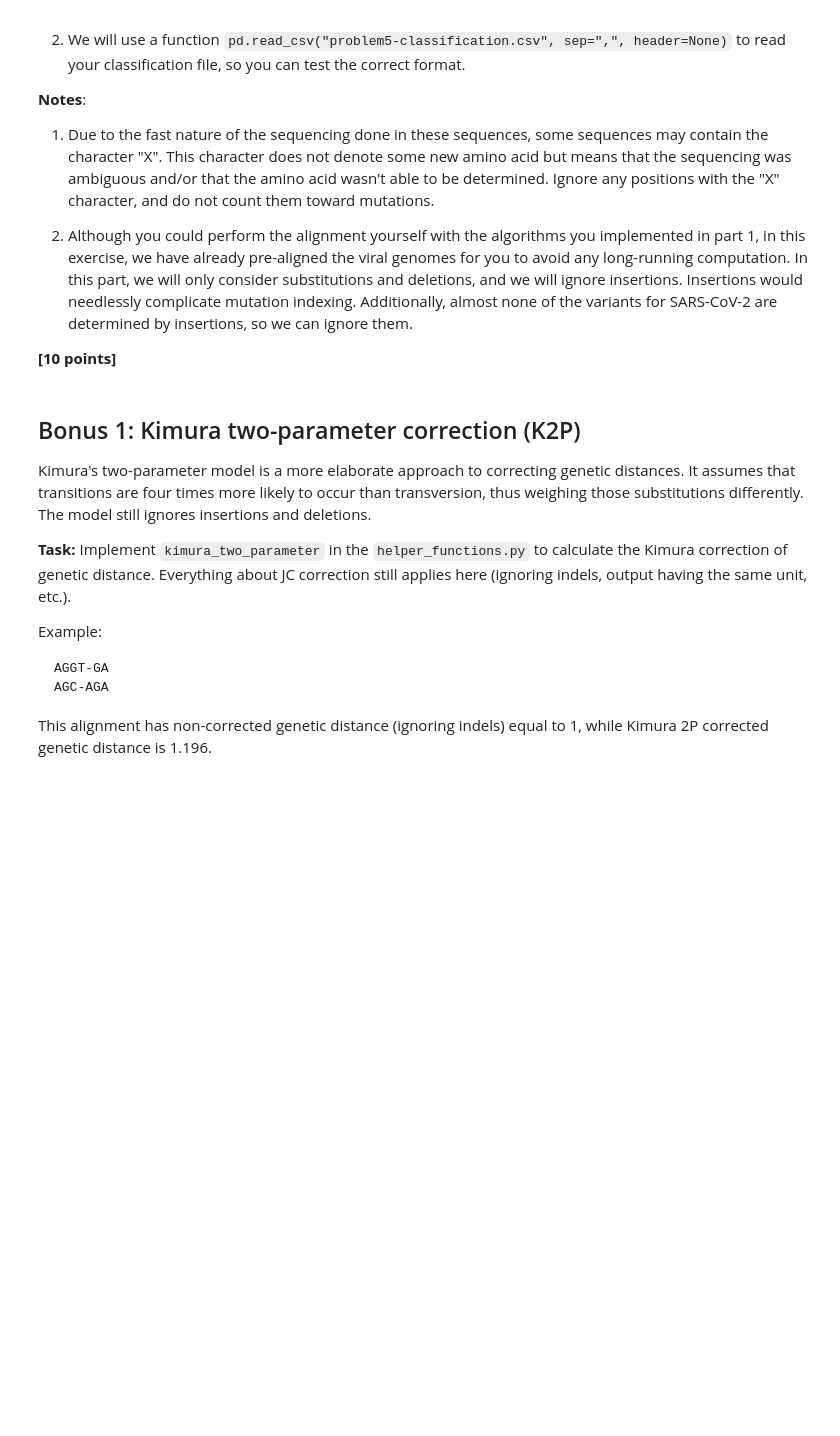
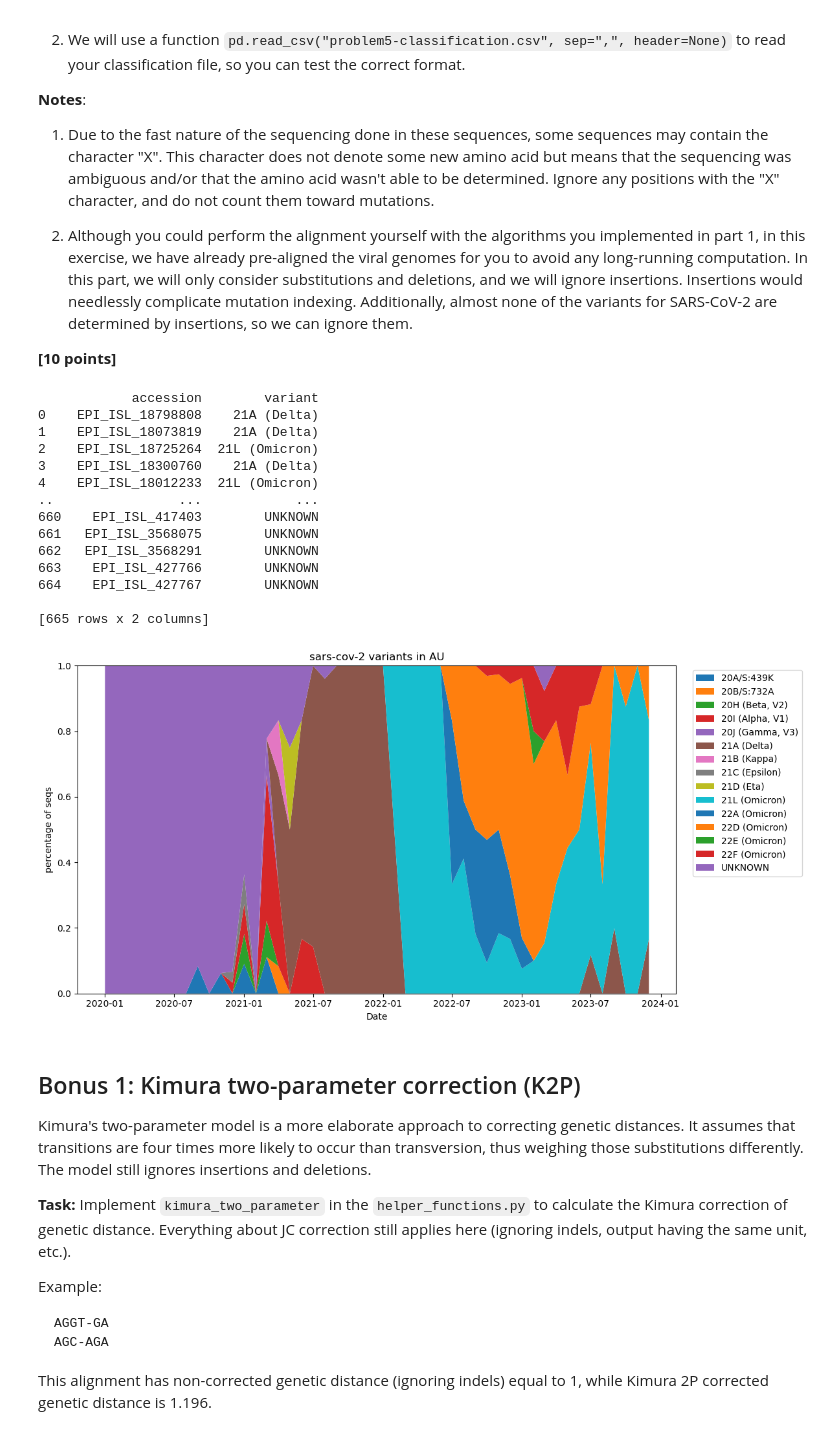
Before and after one commit to zoexbrookes/assign_viral_evo, a Jupyter notebook: assign_viral_evo-master/viral_evo_workbook.ipynb, the cells around one changed output. Cells and saved outputs as stored; diff of their text form; code cells hidden in the pictures; blank space fills up the shorter version.

Commit message:
completed plot for Q5

```diff
--- a/assign_viral_evo-master/viral_evo_workbook.ipynb
+++ b/assign_viral_evo-master/viral_evo_workbook.ipynb
@@ -469,5 +469,6 @@ with open("problem5-classification.csv", "w", newline="") as f:
             accession = re.search(r'EPI_ISL_\d+', rec)
             seq = next(f).upper()
             classi = classify(ref_seq, seq)
-            toprint = str(accession.group() + "  " + classi)
-            writer.writerow([toprint])
+            toprint = {"acc": accession.group(), "cls": classi}
+
+            writer.writerow([toprint["acc"], toprint["cls"]])
@@ -480,3 +475,65 @@ df["date"] = pd.to_datetime(df["date"])
+# %%
+# part 2
+
+spike_f = "data/p5-aus-spike-proteins.fasta"
+
+classifs = pd.read_csv(
+    "problem5-classification.csv",
+    header=None,
+    names=["accession", "variant"],
+)
+
+dates = []
+with open(spike_f) as f:
+    for record in SeqIO.parse(f, "fasta"):
+        dates.append(record.description.split("|")[1])
+df = pd.DataFrame({"date": pd.to_datetime(dates, format = "mixed"), "variant": classifs["variant"]})
+
+df["date"] = pd.to_datetime(df["date"])
+
+counts = (
+    df.groupby([pd.Grouper(key="date", freq="MS"), "variant"])
+    .size()
+    .unstack(fill_value=0)
+    .sort_index()
+)
+
+pts = counts.div(counts.sum(axis=1), axis=0)
+fig, ax = plt.subplots(figsize=(12, 6))
+
+ax.stackplot(
+    pts.index,
+    pts.to_numpy().T,
+    labels=pts.columns,
+)
+
+ax.set(
+    xlabel="Date",
+    ylabel="percentage of seqs",
+    title="sars-cov-2 variants in AU",
+    ylim=(0,1),
+)
+
+ax.legend(bbox_to_anchor=(1.02, 1), loc="upper left")
+fig.autofmt_xdate
+fig.tight_layout()
+fig.savefig("problem5.svg", format = "svg")
+# %% [output]
+            accession        variant
+0    EPI_ISL_18798808    21A (Delta)
+1    EPI_ISL_18073819    21A (Delta)
+2    EPI_ISL_18725264  21L (Omicron)
+3    EPI_ISL_18300760    21A (Delta)
+4    EPI_ISL_18012233  21L (Omicron)
+..                ...            ...
+660    EPI_ISL_417403        UNKNOWN
+661   EPI_ISL_3568075        UNKNOWN
+662   EPI_ISL_3568291        UNKNOWN
+663    EPI_ISL_427766        UNKNOWN
+664    EPI_ISL_427767        UNKNOWN
+
+[665 rows x 2 columns]
+[figure, added]
 # %% [markdown]
 ## Bonus 1: Kimura two-parameter correction (K2P)
 
```
Also changed, not shown: parts of 1 cell of this notebook, 2 other files.
